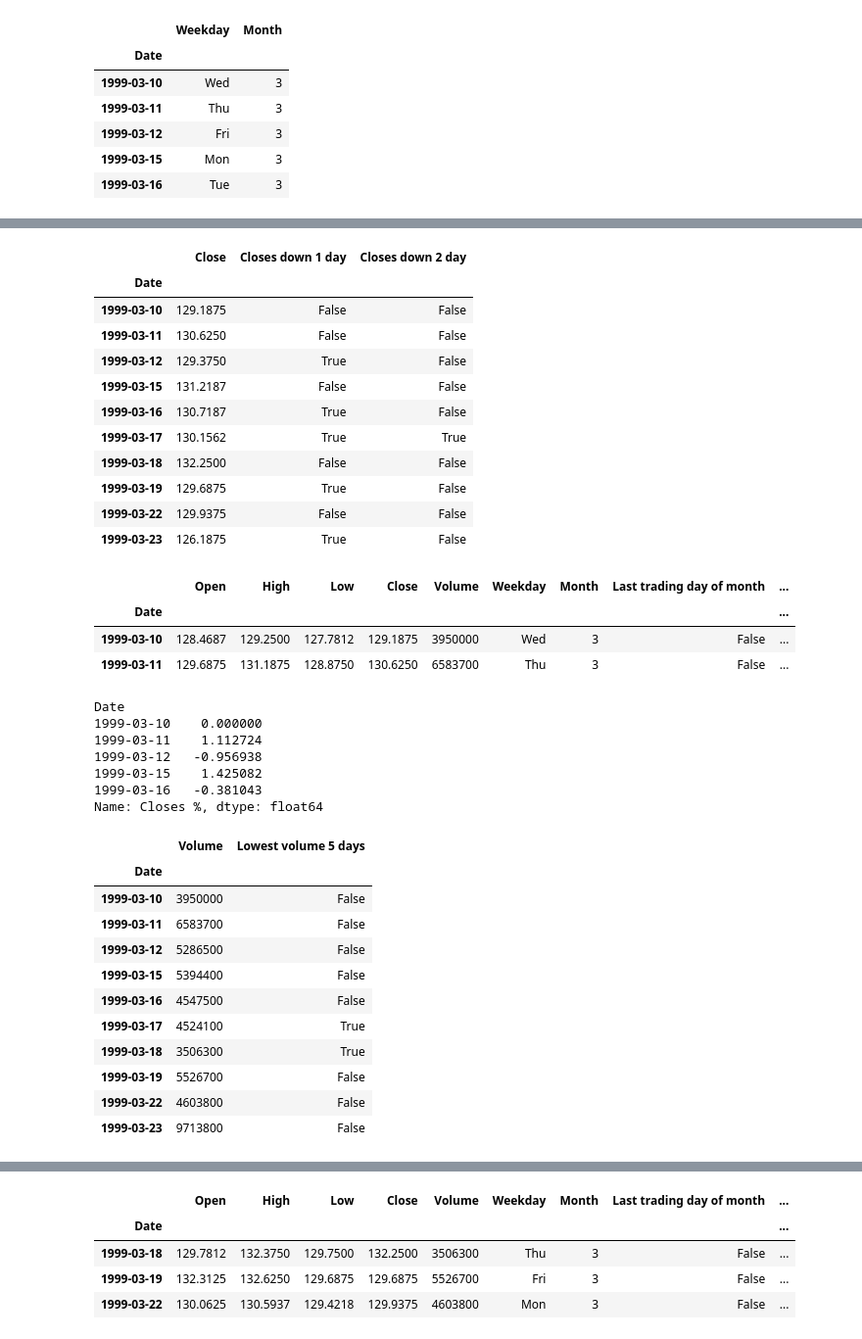
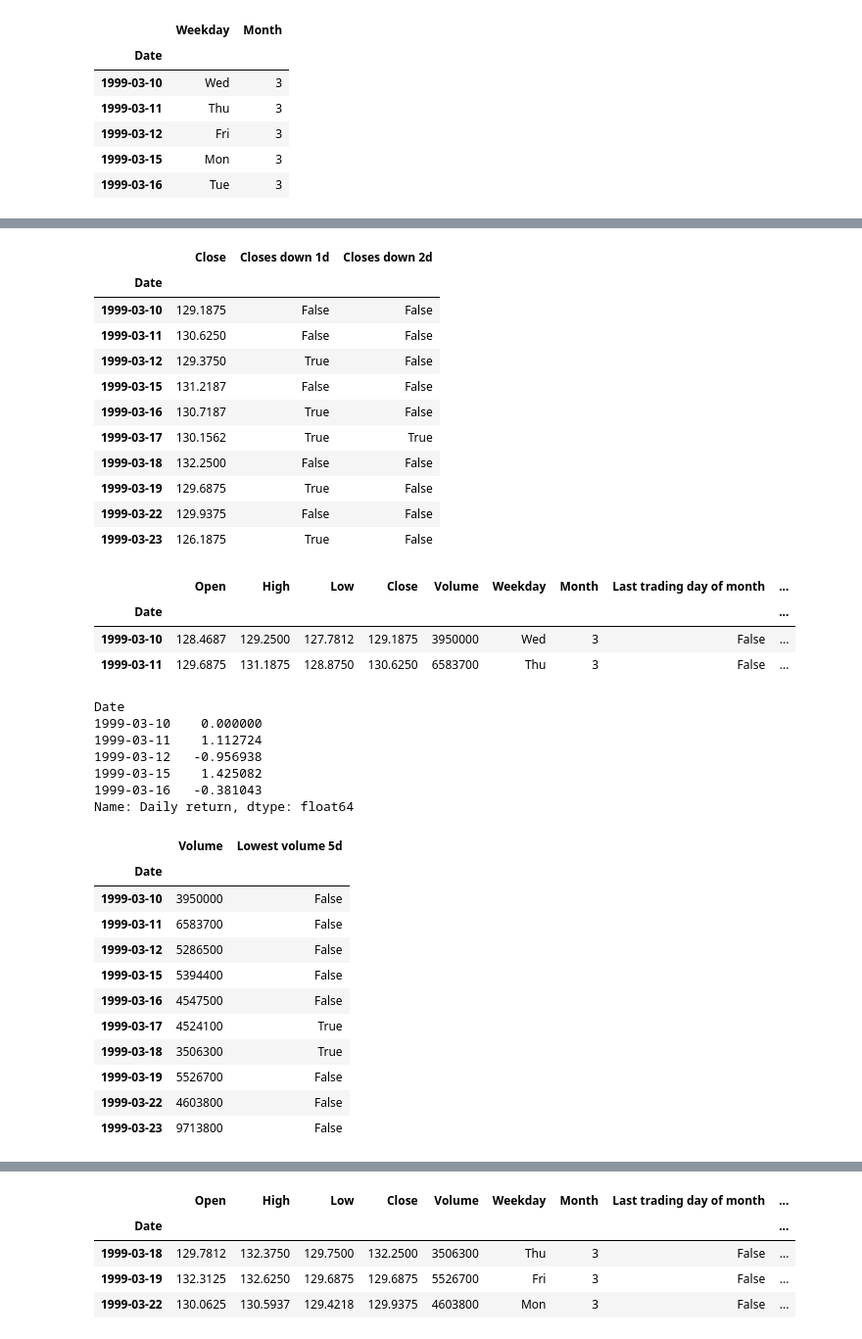
Before and after one commit to minimalgeek/DeepLearning, a Jupyter notebook: Stock/notebooks/RH/04_RH_features.ipynb, the cells around one changed output, grey strips where cells are left out. Shown at 98% size. Cells and saved outputs as stored; diff of their text form; code cells hidden in the pictures.

```diff
--- a/Stock/notebooks/RH/04_RH_features.ipynb
+++ b/Stock/notebooks/RH/04_RH_features.ipynb
@@ -72,13 +72,13 @@ DatetimeIndex(['1999-03-31', '1999-06-30', '1999-09-30', '1999-12-31',
                '2017-03-31', '2017-06-30', '2017-09-29', '2017-12-29'],
               dtype='datetime64[ns]', name='Date', freq=None)
 # %%
-data['Closes down 1 day'] = data['Close'] < data.shift(1)['Close']
+data['Closes down 1d'] = data['Close'] < data['Close'].shift()
 # %%
-data['Closes down 2 day'] = data['Closes down 1 day'] & (data.shift(1)['Close'] < data.shift(2)['Close'])
+data['Closes down 2d'] = data['Closes down 1d'] & (data.shift(1)['Close'] < data.shift(2)['Close'])
 # %%
-data[['Close', 'Closes down 1 day', 'Closes down 2 day']].head(10)
+data[['Close', 'Closes down 1d', 'Closes down 2d']].head(10)
 # %% [output]
-|  | Close | Closes down 1 day | Closes down 2 day |
+|  | Close | Closes down 1d | Closes down 2d |
 | Date |  |  |  |
 | 1999-03-10 | 129.1875 | False | False |
 | 1999-03-11 | 130.6250 | False | False |
@@ -104,5 +104,5 @@ data['Closes %'] = data['Close'].pct_change().fillna(0)*100
 # %%
-data['Closes %'].head()
+data['Daily return'].head()
 # %% [output]
 Date
 1999-03-10    0.000000
@@ -110,5 +110,5 @@ Date
 1999-03-12   -0.956938
 1999-03-15    1.425082
 1999-03-16   -0.381043
-Name: Closes %, dtype: float64
+Name: Daily return, dtype: float64
 # %%
@@ -116,7 +116,7 @@ data['Lowest volume 5 days'] = data['Volume'].rolling(5).min() == data['Volume']
 # %%
-data.head(10)[['Volume', 'Lowest volume 5 days']]
+data.head(10)[['Volume', 'Lowest volume 5d']]
 # %% [output]
-|  | Volume | Lowest volume 5 days |
+|  | Volume | Lowest volume 5d |
 | Date |  |  |
 | 1999-03-10 | 3950000 | False |
 | 1999-03-11 | 6583700 | False |
```
Also changed, not shown: parts of 65 cells of this notebook.
